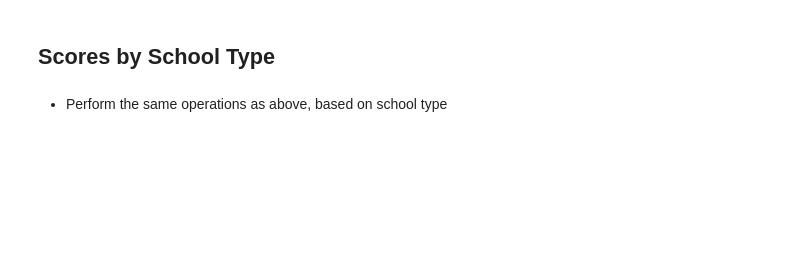
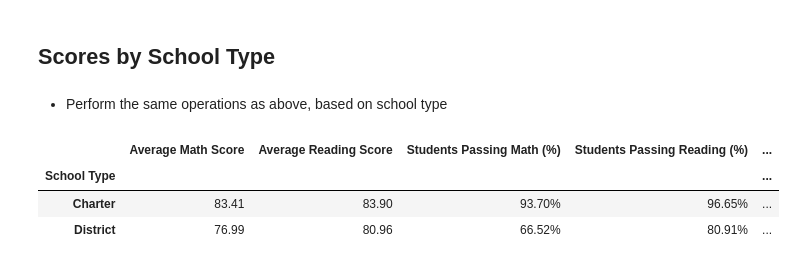
Before and after one commit to beaujeffrey03/pandas-challenge, a Jupyter notebook: PyCitySchools/PyCitySchools.ipynb, the cells around one changed output. Cells and saved outputs as stored; diff of their text form; code cells hidden in the pictures; blank space fills up the shorter version.

```diff
--- a/PyCitySchools/PyCitySchools.ipynb
+++ b/PyCitySchools/PyCitySchools.ipynb
@@ -530,3 +631,46 @@ See the caveats in the documentation: https://pandas.pydata.org/pandas-docs/stab
 ## Scores by School Type
 # %% [markdown]
 * Perform the same operations as above, based on school type
+# %%
+# Binning not necessary here with only two categories.
+
+scores_by_type_df = combined_df[['School Name',
+                                  'Reading Score',
+                                  'Math Score',
+                                  'School Type',
+                                  'Students Passing Math (%)',
+                                  'Students Passing Reading (%)',
+                                  'Students Overall Passing (%)']]
+scores_by_type_df.head()
+
+# group by School Type
+scores_by_type_grouped_df = scores_by_type_df.groupby('School Type')
+scores_by_type_grouped_df.count().head()
+
+# calculate scores by category
+avg_math_by_type = scores_by_type_grouped_df['Math Score'].mean()
+avg_read_by_type = scores_by_type_grouped_df['Reading Score'].mean()
+math_pass_type = scores_by_type_grouped_df['Students Passing Math (%)'].mean()
+read_pass_type = scores_by_type_grouped_df['Students Passing Reading (%)'].mean()
+overall_pass_type = scores_by_type_grouped_df['Students Overall Passing (%)'].mean()
+
+# create School Type DF
+school_type_df = pd.DataFrame({'Average Math Score': avg_math_by_type,
+                                  'Average Reading Score': avg_read_by_type,
+                                  'Students Passing Math (%)': math_pass_type,
+                                  'Students Passing Reading (%)': read_pass_type,
+                                   'Students Overall Passing (%)': overall_pass_type})
+
+# format School Type DF
+school_type_df['Average Math Score'] = school_type_df['Average Math Score'].map('{:.2f}'.format)
+school_type_df['Average Reading Score'] = school_type_df['Average Reading Score'].map('{:.2f}'.format)
+school_type_df['Students Passing Math (%)'] = school_type_df['Students Passing Math (%)'].map('{:.2%}'.format)
+school_type_df['Students Passing Reading (%)'] = school_type_df['Students Passing Reading (%)'].map('{:.2%}'.format)
+school_type_df['Students Overall Passing (%)'] = school_type_df['Students Overall Passing (%)'].map('{:.2%}'.format)
+
+school_type_df
+# %% [output]
+|  | Average Math Score | Average Reading Score | Students Passing Math (%) | Students Passing Reading (%) | ... |
+| School Type |  |  |  |  | ... |
+| Charter | 83.41 | 83.90 | 93.70% | 96.65% | ... |
+| District | 76.99 | 80.96 | 66.52% | 80.91% | ... |
```
Also changed, not shown: parts of 10 cells of this notebook.
